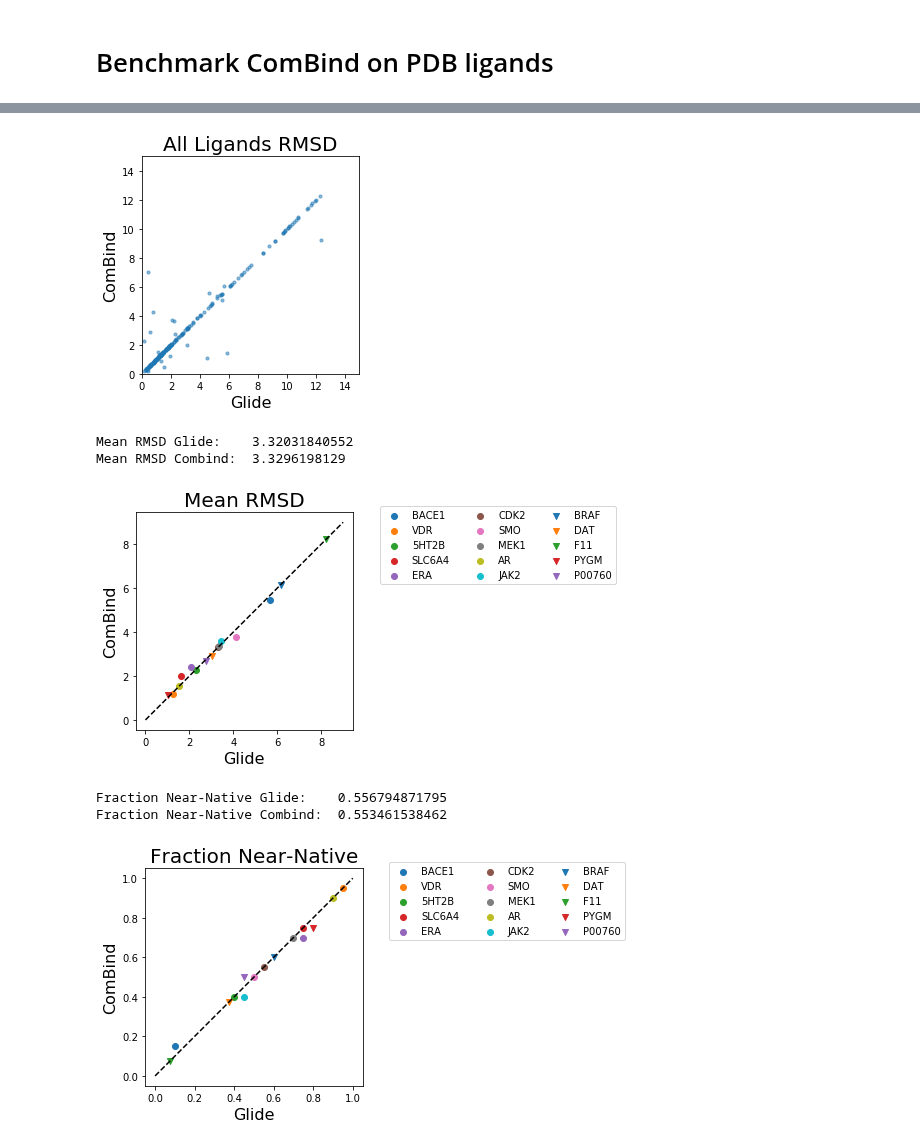
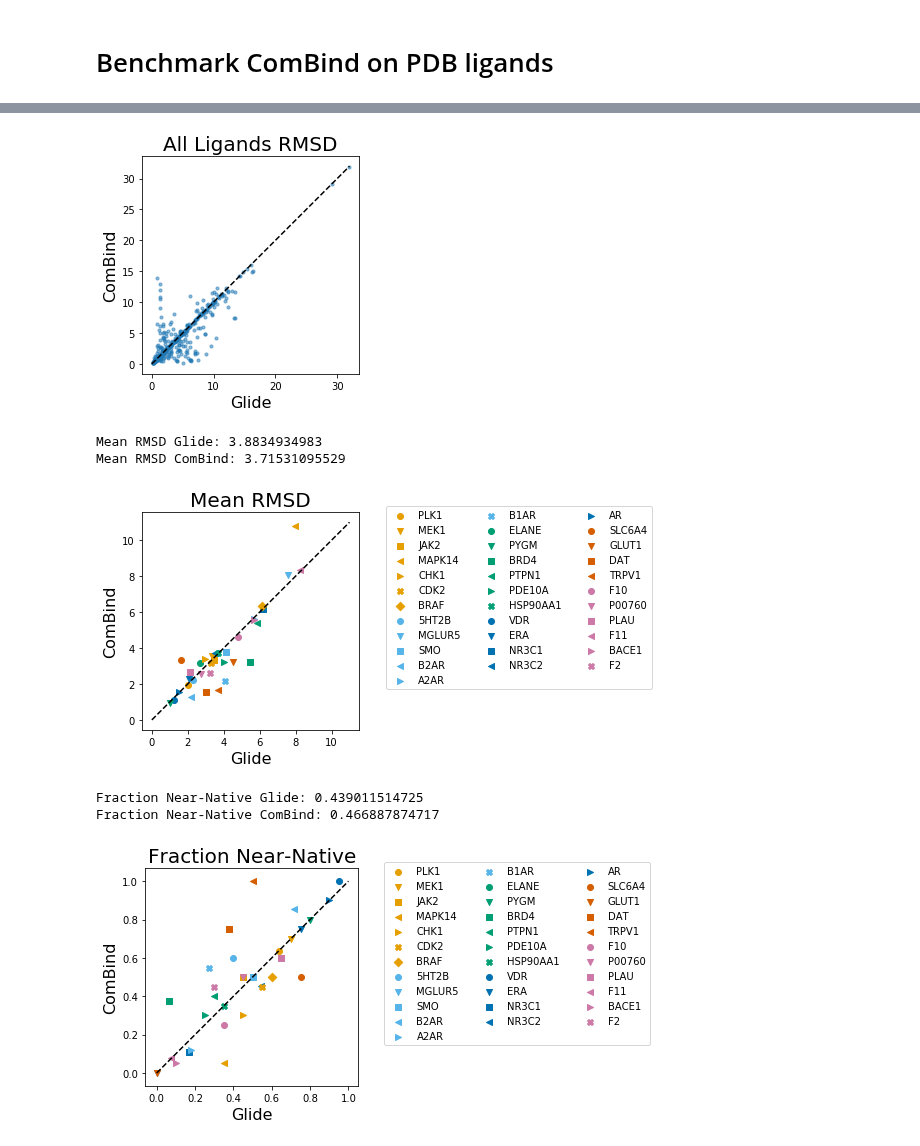
Before and after one commit to orangese/combind_multistruct_benchmarking, a Jupyter notebook: notebooks/benchmarks/best_affinity_benchmark_sweep.ipynb, the cells around one changed output, grey strips where cells are left out. Cells and saved outputs as stored; diff of their text form; code cells hidden in the pictures.

```diff
--- a/notebooks/benchmarks/best_affinity_benchmark_sweep.ipynb
+++ b/notebooks/benchmarks/best_affinity_benchmark_sweep.ipynb
@@ -14,0 +11,2 @@ mode    protein ligand  n_ligs  alpha   features        combind_rank    combind_
+# %%
+data = load_chembl('stats6', 'best_affinity')
@@ -166,3 +78,3 @@ def benchmark(results):
 # %%
-benchmark(data['standard'][(3, 10.0, 'pipi_contact_hbond_sb')])
+benchmark(data['standard'][(10, 1.0, 'mcss_contact_hbond_sb')])
 # %% [output]
@@ -186,7 +87,7 @@ ComBind Average: 3.41774542553 0.5625
-[figure, old version]
+[figure, new version]
-Mean RMSD Glide:    3.32031840552
-Mean RMSD Combind:  3.3296198129
+Mean RMSD Glide: 3.8834934983
+Mean RMSD ComBind: 3.71531095529
-[figure, old version]
+[figure, new version]
-Fraction Near-Native Glide:    0.556794871795
-Fraction Near-Native Combind:  0.553461538462
+Fraction Near-Native Glide: 0.439011514725
+Fraction Near-Native ComBind: 0.466887874717
-[figure, old version]
+[figure, new version]
```
Also changed, not shown: parts of 6 cells of this notebook, 2 other files.
